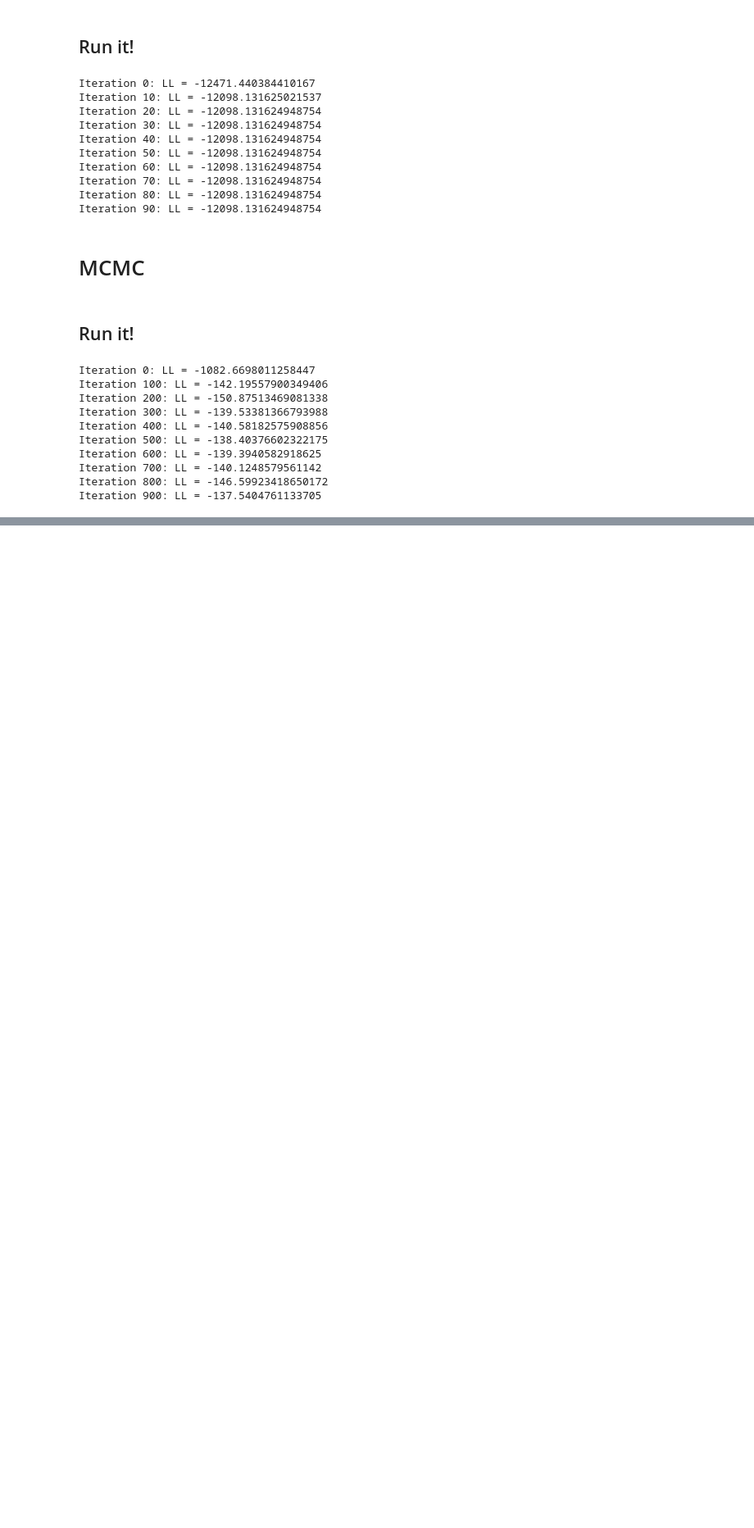
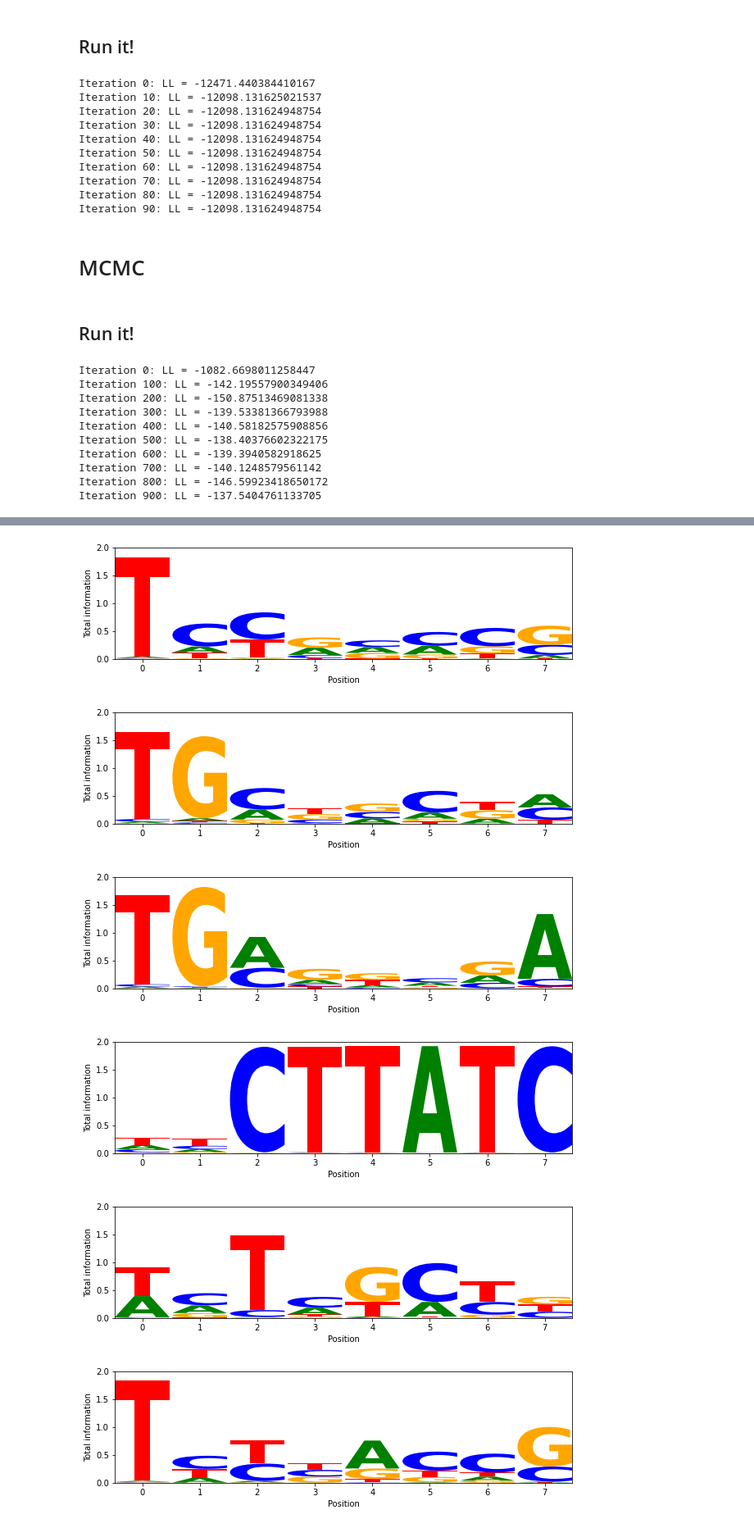
Before and after one commit to regevs/practical, a Jupyter notebook: EM-MCMC-regev.ipynb, the cells around one changed output, grey strips where cells are left out. Shown at 82% size. Cells and saved outputs as stored; diff of their text form; code cells hidden in the pictures; blank space fills up the shorter version.

```diff
--- a/EM-MCMC-regev.ipynb
+++ b/EM-MCMC-regev.ipynb
@@ -452,0 +455,16 @@ Iteration 900: LL = -137.5404761133705
+# %%
+# pip install biopython
+from Bio import SeqIO
+
+fasta_sequences = SeqIO.parse(open("intestine.fa"),'fasta')
+
+sequences = []
+for fasta in fasta_sequences:
+    s = str(fasta.seq)
+    table = s.maketrans('ACGT','0123')
+    s = s.translate(table)
+    s = np.array(list(s)).astype(int)
+    sequences.append(s)
+
+sequences = np.array(sequences)
+print(sequences.shape)
@@ -452,0 +475,15 @@ Iteration 900: LL = -137.5404761133705
+# %%
+indices = [n for n, S in enumerate(sequences) if np.any([np.all(S[i:i+6]==np.array([1,3,3,0,3,1])) for i in range(500-6)])]
+sequences = sequences[indices]
+num_sequences, sequence_length = sequences.shape
+
+# filter_run_length = 4
+
+# runs = 0
+# for i, S in enumerate(sequences):
+#     for n in range(len(S) - filter_run_length):
+#         if np.all(sequences[i, n:n+filter_run_length] == sequences[i, n]):
+#             sequences[i, n:n+filter_run_length] = rng.choice(4, size=filter_run_length, p=[0.3, 0.2, 0.2, 0.3])
+#             runs += 1
+
+# print(runs)
@@ -452,0 +785,4 @@ Iteration 900: LL = -137.5404761133705
+# %%
+all_res = joblib.Parallel(n_jobs=-1, verbose=50)(
+    joblib.delayed(expectation_maximization_with_background_pairs)(sequences, 200, background_firstorder_model, 10, est_motif=None)
+    for i in range(20))
@@ -452,0 +815,10 @@ Iteration 900: LL = -137.5404761133705
+# %%
+for R in all_res:
+    draw_motif(R[0])
+# %% [output]
+[figure, added]
+[figure, added]
+[figure, added]
+[figure, added]
+[figure, added]
+[figure, added]
```
Also changed, not shown: parts of 40 cells of this notebook.
